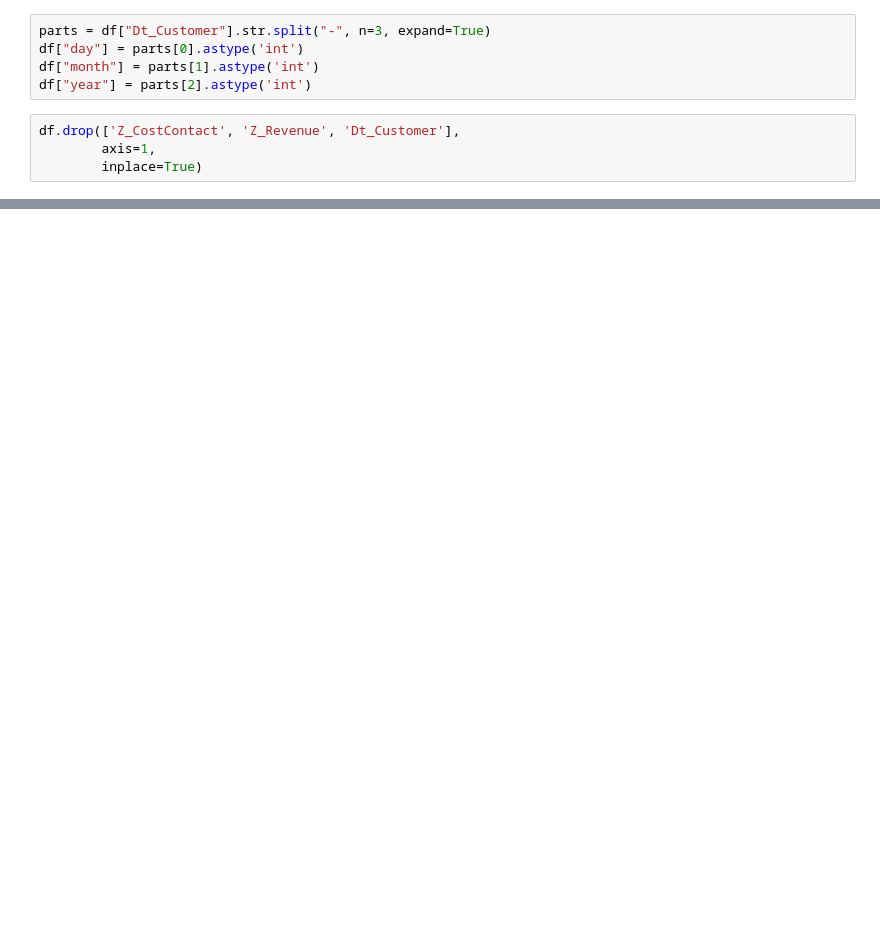
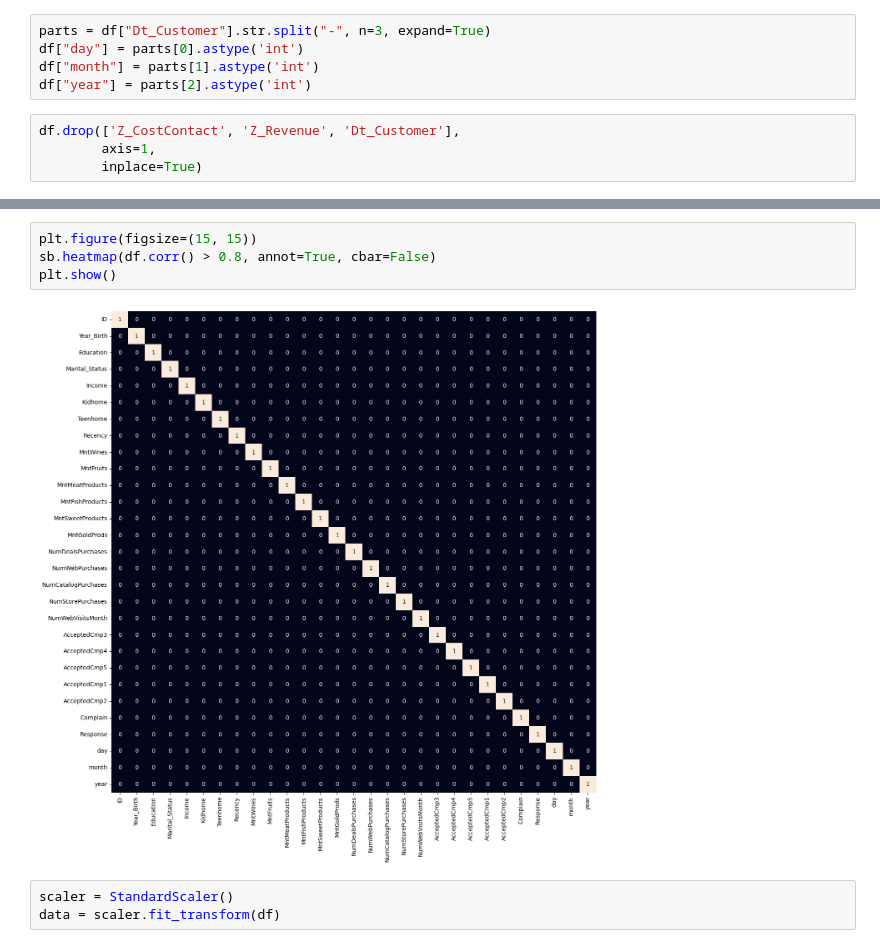
Before and after one commit to VanAnh179/ass-week-8, a Jupyter notebook: Customer Segmentation.ipynb, the cells around one changed output, grey strips where cells are left out. Cells and saved outputs as stored; diff of their text form; blank space fills up the shorter version.

```diff
--- a/Customer Segmentation.ipynb
+++ b/Customer Segmentation.ipynb
@@ -39,0 +157,9 @@ df.drop(['Z_CostContact', 'Z_Revenue', 'Dt_Customer'],
+# %%
+plt.figure(figsize=(15, 15))
+sb.heatmap(df.corr() > 0.8, annot=True, cbar=False)
+plt.show()
+# %% [output]
+[figure, added]
+# %%
+scaler = StandardScaler()
+data = scaler.fit_transform(df)
```
Also changed, not shown: parts of 17 cells of this notebook, 1 other file.
